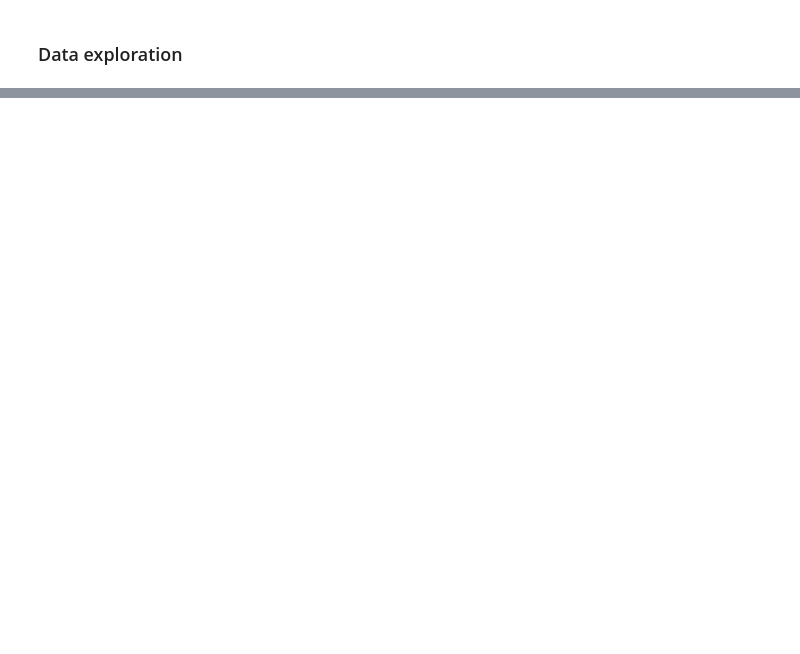
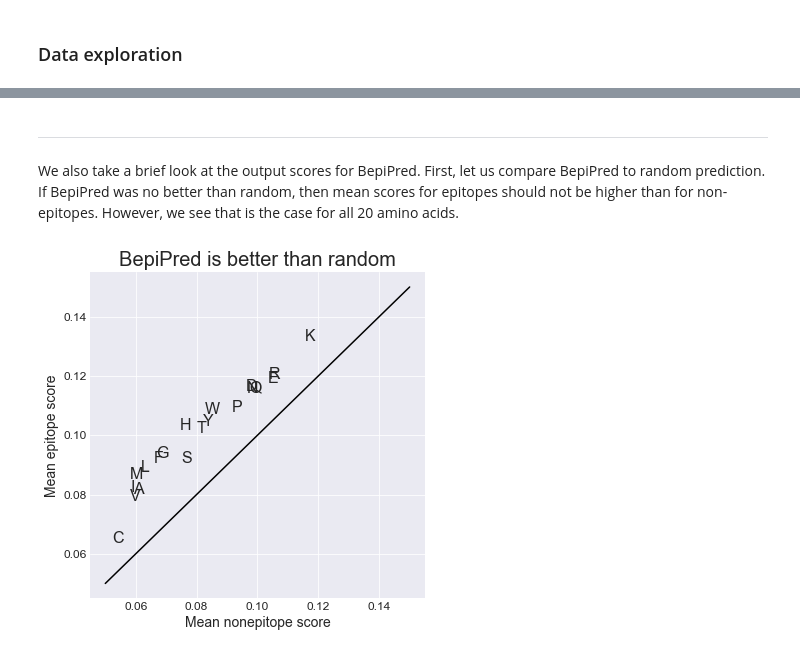
Before and after one commit to BirkirRey/BayesianBepipred, a Jupyter notebook: jakob_dennis/report_nissen_pohl.ipynb, the cells around one changed output, grey strips where cells are left out. Drawn from its saved outputs; the diff is of its cells as text; code cells hidden in the pictures; blank space fills up the shorter version.

```diff
--- a/jakob_dennis/report_nissen_pohl.ipynb
+++ b/jakob_dennis/report_nissen_pohl.ipynb
@@ -891,0 +239,14 @@ blabla
+# %% [markdown]
+---
+We also take a brief look at the output scores for BepiPred. First, let us compare BepiPred to random prediction. If BepiPred was no better than random, then mean scores for epitopes should not be higher than for non-epitopes. However, we see that is the case for all 20 amino acids.
+# %%
+epmask = standata['epitopes'] == 1
+mean_ep = [standata['scores'][epmask][standata['aa'][epmask] == i].mean() for i in range(1, 21)]
+mean_nonep = [standata['scores'][~epmask][standata['aa'][~epmask] == i].mean() for i in range(1, 21)]
+plt.figure(figsize=(6,6))
+plt.plot([0.05, 0.15], [0.05, 0.15], color='k')
+for x, y, letter in zip(mean_nonep, mean_ep, "ACDEFGHIKLMNPQRSTVWY"):
+    plt.text(x, y, letter, fontsize=16)
+setplot('BepiPred is better than random', 'Mean nonepitope score', 'Mean epitope score')
+# %% [output]
+[figure, added]
```
Also changed, not shown: parts of 124 cells of this notebook, 18 other files.
